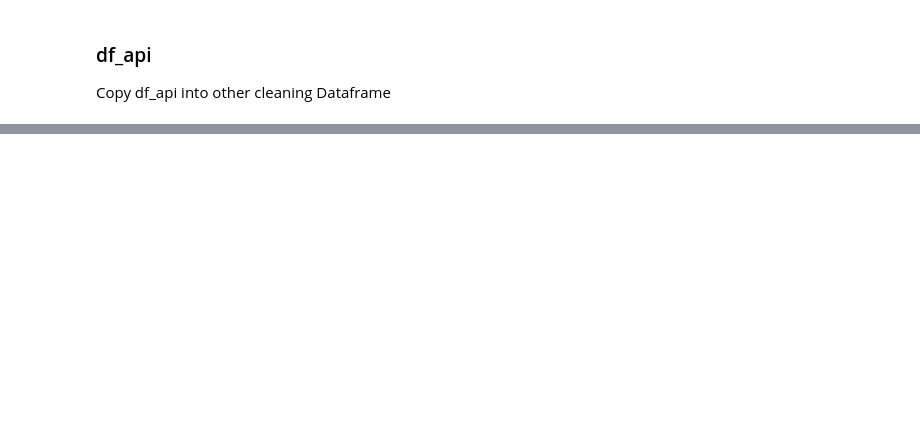
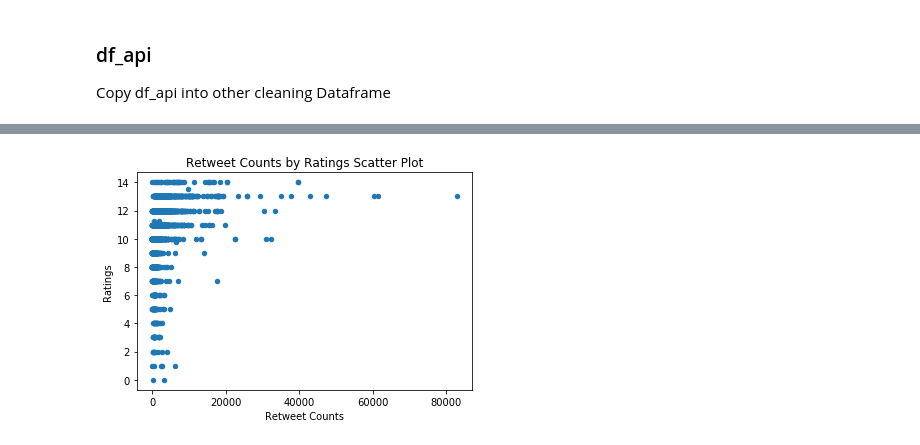
Before and after one commit to wessamalhallak/DataWrangling, a Jupyter notebook: wrangle_act.ipynb, the cells around one changed output, grey strips where cells are left out. Saved outputs shown, nothing was run; the diff lists cells and outputs as text; code cells hidden in the pictures; blank space fills up the shorter version.

```diff
--- a/wrangle_act.ipynb
+++ b/wrangle_act.ipynb
@@ -648,0 +990,10 @@ please open the second notebook <b>act_reprot.ipynb</b>
+# %%
+df[df.rating_numerator<15].plot(x='retweet_count', y='rating_numerator', kind='scatter')
+plt.xlabel('Retweet Counts')
+plt.ylabel('Ratings')
+plt.title('Retweet Counts by Ratings Scatter Plot')
+
+fig = plt.gcf()
+fig.savefig('output4.png',bbox_inches='tight');
+# %% [output]
+[figure, added]
```
Also changed, not shown: parts of 88 cells of this notebook, 6 other files.
